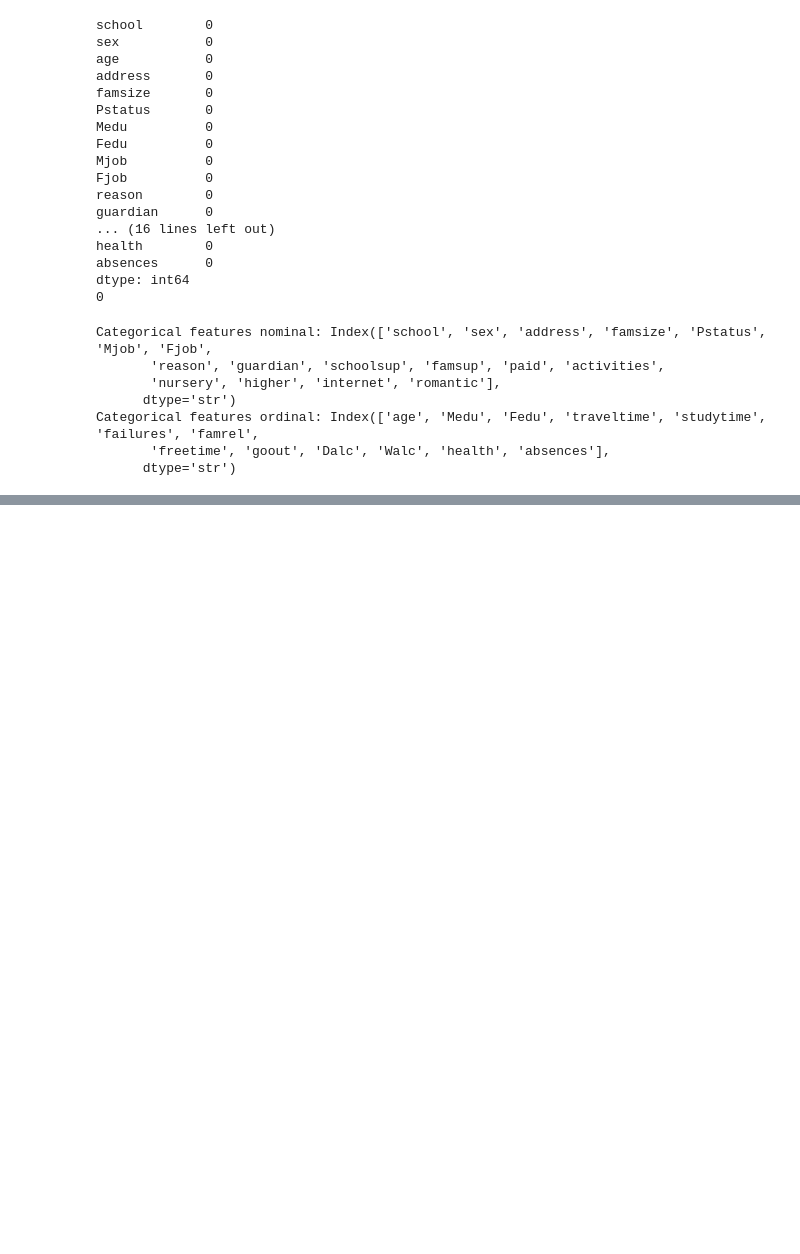
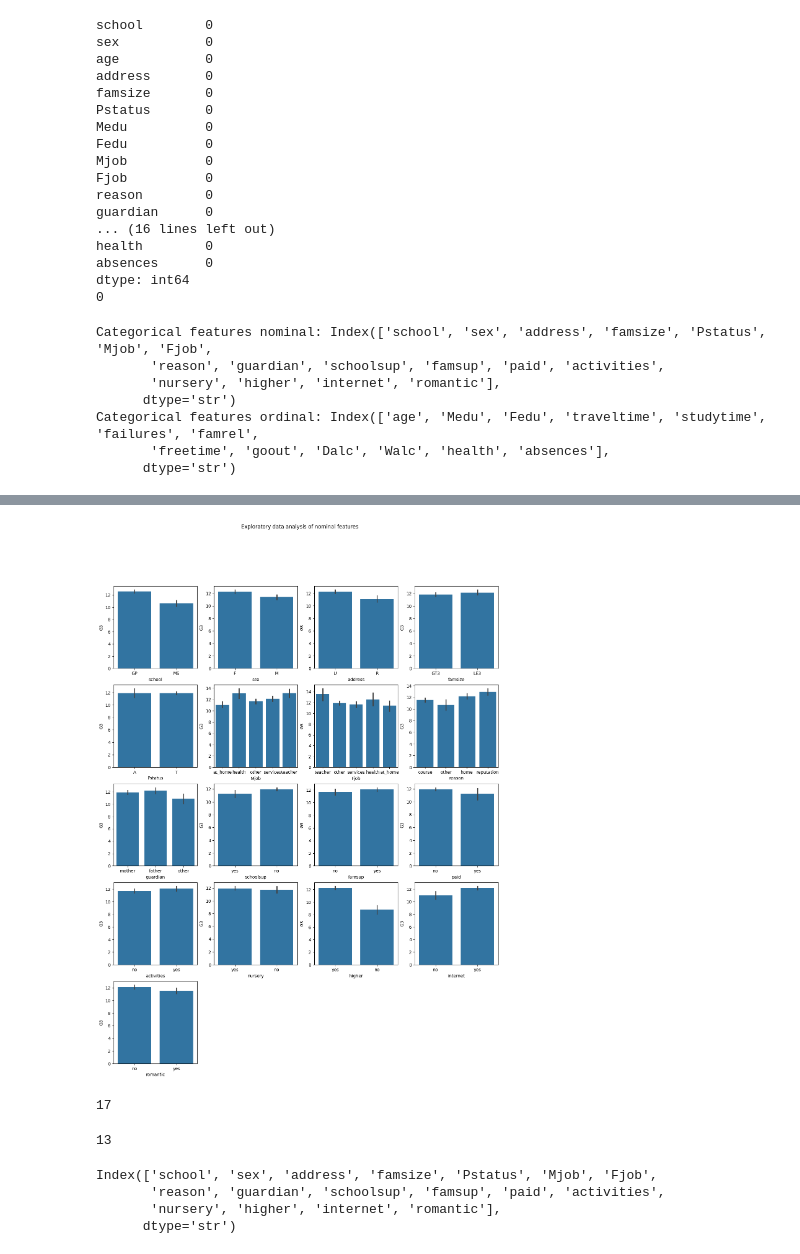
Before and after one commit to xplj5935-uol/Machine_learning_Personal_project, a Jupyter notebook: notebook_201859416.ipynb, the cells around one changed output, grey strips where cells are left out. Saved outputs shown, nothing was run; the diff lists cells and outputs as text; code cells hidden in the pictures; blank space fills up the shorter version.

```diff
--- a/notebook_201859416.ipynb
+++ b/notebook_201859416.ipynb
@@ -176,0 +224,26 @@ X_train_knn_scaled
+# %%
+
+fig, axes = plt.subplots(5, 4, figsize=(16, 20))
+fig.suptitle("Exploratory data analysis of nominal features")
+for i, feature in enumerate(categorical_features_nominal):
+    sns.barplot(ax = axes[i//4, i%4], x=X[feature], y = y_G3)
+plots_to_delete = [(4, 3), (4, 2), (4, 1)] #empty plots to delete since we have 13 features and not 16
+for row, col in plots_to_delete:
+    fig.delaxes(axes[row, col]) # removing the last subplot since we have 13 features and not 16
+# %% [output]
+[figure, added]
+# %%
+len(categorical_features_nominal)
+# %% [output]
+17
+# %%
+len(categorical_features_ordinal)
+# %% [output]
+13
+# %%
+categorical_features_nominal
+# %% [output]
+Index(['school', 'sex', 'address', 'famsize', 'Pstatus', 'Mjob', 'Fjob',
+       'reason', 'guardian', 'schoolsup', 'famsup', 'paid', 'activities',
+       'nursery', 'higher', 'internet', 'romantic'],
+      dtype='str')
```
Also changed, not shown: parts of 7 cells of this notebook.
